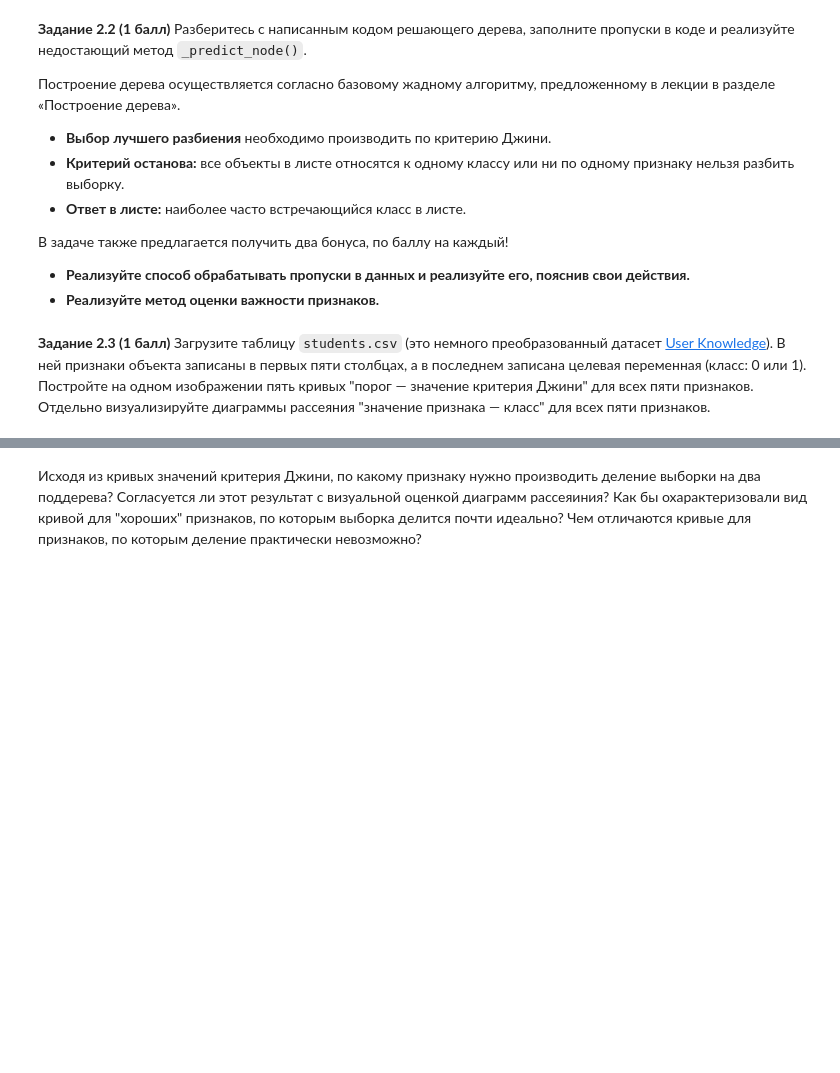
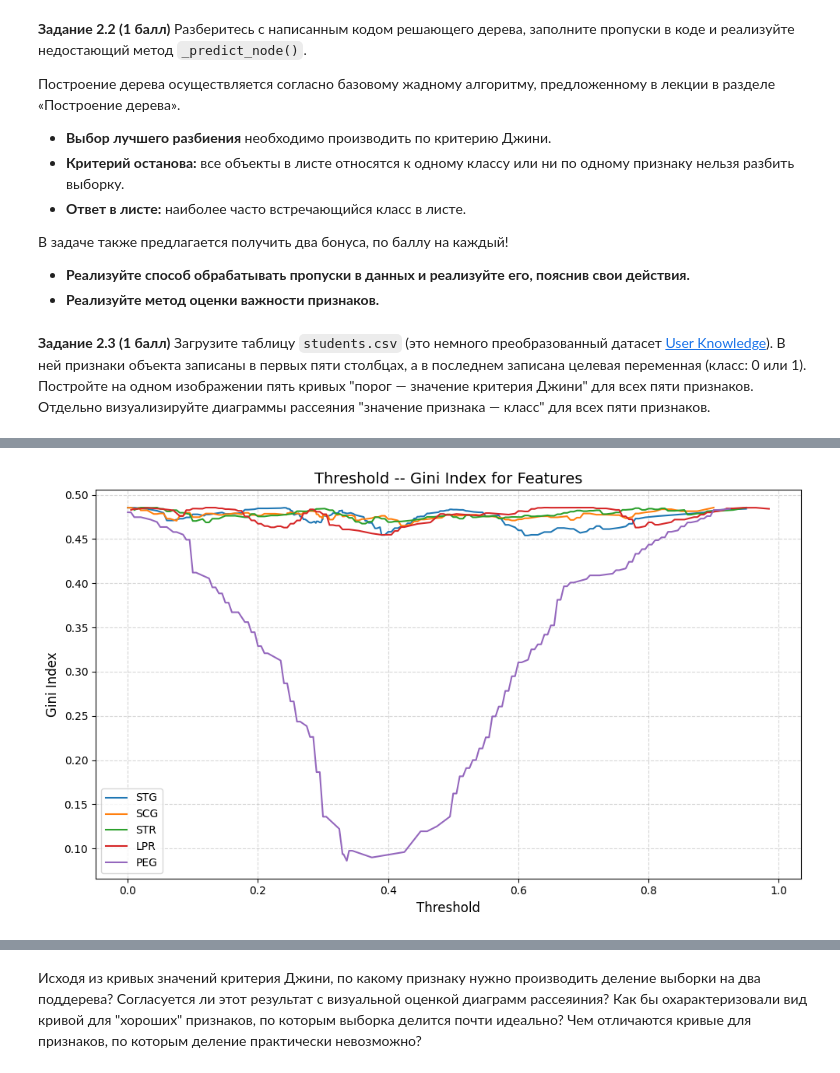
Before and after one commit to lapshinaaa/homework_machineLearning, a Jupyter notebook: hw07_trees_rf.ipynb, the cells around one changed output, grey strips where cells are left out. Cells and saved outputs as stored; diff of their text form; code cells hidden in the pictures; blank space fills up the shorter version.

```diff
--- a/hw07_trees_rf.ipynb
+++ b/hw07_trees_rf.ipynb
@@ -168,7 +168,7 @@ def gini_index(target_vector: Union[np.ndarray, pd.Series]) -> float:
   # calculating probability for each class:
   probabilities = counts / len(target_vector)
   # calculating the Gini index:
-  gini = np.sum(probabilities * (1 - probabilities))
+  gini = 1 - np.sum(probabilities ** 2)
 
   return gini
 
@@ -204,13 +204,6 @@ def find_best_split(
     sorted_feature_vector = feature_vector[indices]
     sorted_target_vector = target_vector[indices]
 
-    # calculating the H_R value depending on a task:
-    if task == 'classification':
-      H_R = gini_index(sorted_target_vector)
-
-    else:
-      H_R = np.var(sorted_target_vector)
-
     # calculating all the possible thresholds:
     thresholds = (sorted_feature_vector[:-1] + sorted_feature_vector[1:]) / 2
 
@@ -232,10 +225,13 @@ def find_best_split(
             for threshold in thresholds
         ])
 
-    # finding the best threshold with the minimum Gini index:
-    threshold_best = thresholds[np.argmin(gini_values)]
+    # finding the best threshold(s) with the minimum Gini index
+    min_gini_indices = np.where(gini_values == np.min(gini_values))[0] # using [0] because np.where returns a tuple
+    thresholds_with_min_gini = thresholds[min_gini_indices]
+    threshold_best = np.min(thresholds_with_min_gini)
     gini_best = np.min(gini_values)
 
+
     return thresholds, gini_values, threshold_best, gini_best
 # %% [markdown]
 Эту функцию можно протестировать на датасете `California`.
@@ -450,0 +486,30 @@ class DecisionTree:
+# %%
+# plotting five different lines 'threshold-Gini index'
+data = pd.read_csv('students.csv')
+
+features = ['STG', 'SCG', 'STR', 'LPR', 'PEG']
+target_vector = data['UNS'].values
+
+fig, ax = plt.subplots(figsize=(10, 6))
+
+# iterating over all the features:
+for feature in features:
+  feature_vector = data[feature].values
+
+  # calculating thresholds and Gini indices
+  thresholds, gini_values, threshold_best, gini_best = find_best_split(feature_vector, target_vector)
+
+  # plotting the 'threshold-Gini index' diagram for the current feature:
+  ax.plot(thresholds, gini_values, label=feature)
+
+# adding all the additional piece of information:
+ax.set_xlabel('Threshold', fontsize=12)
+ax.set_ylabel('Gini Index', fontsize=12)
+ax.set_title('Threshold -- Gini Index for Features', fontsize=14)
+ax.grid(True, linestyle='--', alpha=0.5)
+ax.legend()
+
+plt.tight_layout()
+plt.show()
+# %% [output]
+[figure, added]
```
Also changed, not shown: parts of 24 cells of this notebook.
